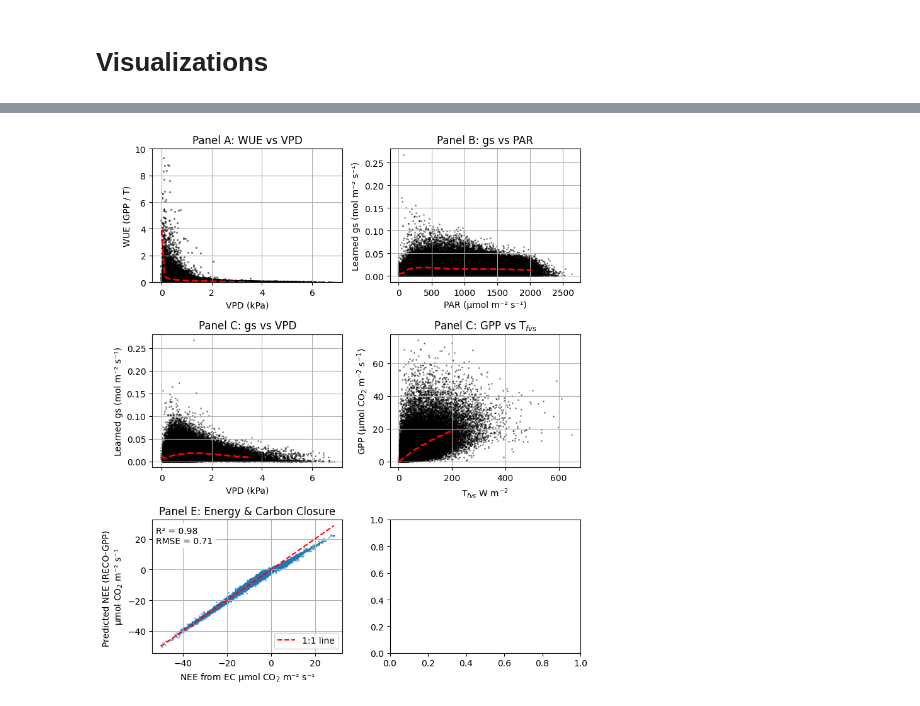
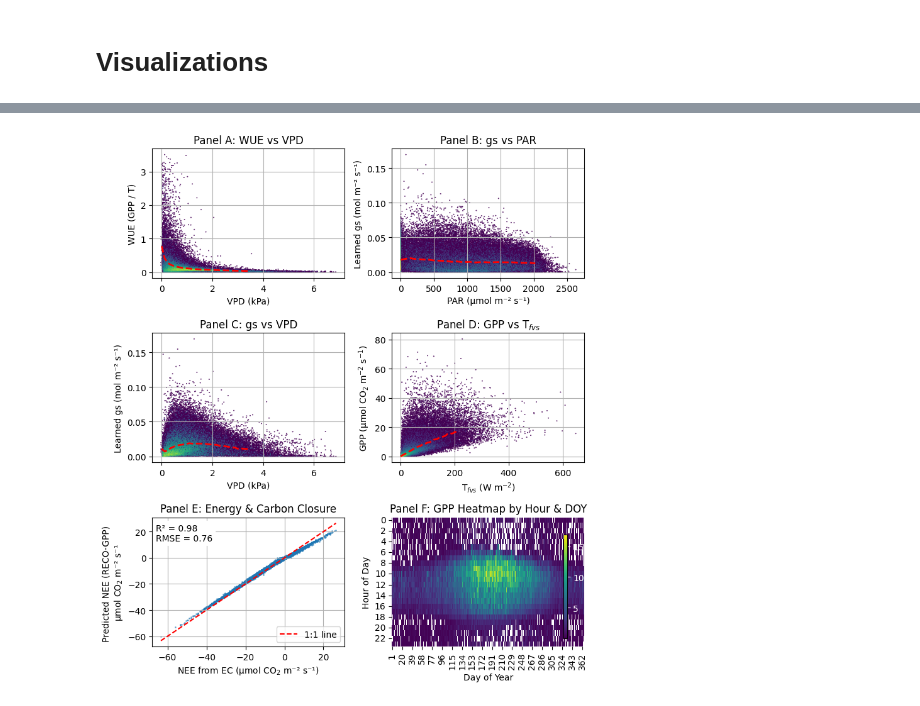
Before and after one commit to sranjbar94/KGML-Carbon-Partitioning, a Jupyter notebook: KGML_GPP_Partitioning.ipynb, the cells around one changed output, grey strips where cells are left out. Drawn from its saved outputs; the diff is of its cells as text; code cells hidden in the pictures.

```diff
--- a/KGML_GPP_Partitioning.ipynb
+++ b/KGML_GPP_Partitioning.ipynb
@@ -292,12 +272,6 @@ REQUIRED_COLS = ['LE', 'H', 'USTAR', 'SW_IN', 'SW_OUT', 'LW_IN', 'LW_OUT', 'T_so
     'PAR_NEON', 'fluxTemp_NEON', 'ustar_NEON', 'WindSpeed_NEON', 'vpd_NEON',
     'NEE_PI', 'Tfvs_NEON', 'Pfvs_NEON', 'Efvs_NEON', 'Rfvs_NEON', 'ETfvs_NEON',
     'CO2_MIXING_RATIO_1_1_1']
-
-# Ensure 'hour' and 'doy' exist
-if 'hour' not in df.columns:
-    df['hour'] = pd.to_datetime(df.index).hour if isinstance(df.index, pd.DatetimeIndex) else 12
-if 'doy' not in df.columns:
-    df['doy'] = pd.to_datetime(df.index).dayofyear if isinstance(df.index, pd.DatetimeIndex) else 180
 
 print(df.shape)
 df = df[REQUIRED_COLS + ['hour', 'doy']+ ceaComponants].dropna().copy()
@@ -326,22 +300,19 @@ opt = torch.optim.Adam(model.parameters(), lr=1e-3)
 weights = {
     'WUE': 0.3,       # keep
     'Med': 0.2,       # keep
-    'ENG': 0.1,       # reduce slightly, if energy is dominating
+    'L_gs_t': 0.1,       # reduce slightly, if energy is dominating
     'NEE_sign': 0.36,  # increase for better carbon flux tracking
     'NEE_abs': 0.36,   # increase
     'NIGHT': 0.1,     # keep
     'Pfvs': 0.15,      # increase to enforce partitioning
     'Rfvs': 0.3,      # increase to enforce partitioning
-    'R_ratio': 0.05,  # optional soft guidance
-    'GPP_max': 0.05,   # optional soft guidance
-    'gs': 0.2
 }
 
 
 # -----------------------
 # Training loop
 # -----------------------
-EPOCHS = 2300
+EPOCHS = 2100
 loss_history, stat_history = [], []
 
 model.train()
@@ -362,16 +333,12 @@ for epoch in range(EPOCHS):
     # Compute main loss
     loss, stats = self_supervised_loss(out, X, col_index, weights)
 
-    # Add optional terms
-    loss = loss + weights['R_ratio'] * L_R_ratio + weights['GPP_max'] * L_GPP_max
-
     opt.zero_grad()
     loss.backward()
     torch.nn.utils.clip_grad_norm_(model.parameters(), 5.0)
     opt.step()
 
     loss_history.append(loss.item())
-    stats.update({'L_R_ratio': L_R_ratio.item(), 'L_GPP_max': L_GPP_max.item()})
     stat_history.append(stats)
 
     if (epoch+1) % 200 == 0 or epoch < 2:
@@ -470,7 +436,7 @@ print(f"90% coverage probability for RECO: {RECO_covered*100:.1f}%")
 # Make sure your df_out and df have numeric columns only
 features = REQUIRED_COLS
 df_plot = data.copy().reset_index(drop=True)
-df_plot = df_plot[features+['Site Id', 'TIMESTAMP_END', 'GPP_np', 'RECO_np']].copy()
+df_plot = df_plot[features+['Site Id', 'TIMESTAMP_END', 'GPP_np', 'RECO_np', 'hour', 'doy']].copy()
 df_plot = df_plot.dropna(subset=features)
 df_plot['GPP_mean'] = preds['GPP_mean']; df_plot['GPP_lower'] = preds['GPP_lower']; df_plot['GPP_upper'] = preds['GPP_upper']
 df_plot['RECO_mean'] = preds['RECO_mean']; df_plot['RECO_lower'] = preds['RECO_lower']; df_plot['RECO_upper'] = preds['RECO_upper']
@@ -497,13 +463,19 @@ print(df_plot.shape, df_out_plot.shape)
 fig, axs = plt.subplots(3, 2, figsize=(8, 9))  # 3 rows, 2 columns
 
 # ---------------- Panel A: WUE vs VPD ----------------
+df_WUE_plot = pd.DataFrame()
 WUE_vals = df_out_plot['GPP'].values / (df_plot['Tfvs_NEON'].values + 1e-6)
-bins_par = np.linspace(0, np.percentile(df_plot['vpd_NEON'].values, 98), 30)
-digit_par = np.digitize(df_plot['vpd_NEON'].values, bins_par)
+df_WUE_plot['vpd_NEON'] = df_plot['vpd_NEON']
+df_WUE_plot['WUE_NEON'] = WUE_vals
+# Compute the 99.9th percentile threshold
+upper_cut = df_WUE_plot['WUE_NEON'].quantile(0.999)
+df_WUE_plot_filtered = df_WUE_plot[df_WUE_plot['WUE_NEON'] <= upper_cut]
+WUE_vals = df_WUE_plot_filtered['WUE_NEON'].values
+bins_par = np.linspace(0, np.percentile(df_WUE_plot_filtered['vpd_NEON'].values, 98), 30)
+digit_par = np.digitize(df_WUE_plot_filtered['vpd_NEON'].values, bins_par)
 med_gs = [np.nanmean(WUE_vals[digit_par == i]) if np.any(digit_par == i) else np.nan for i in range(len(bins_par)+1)]
-axs[0,0].scatter(df_plot['vpd_NEON'].values, WUE_vals, s=2, color='black', alpha=0.4)
+axs[0,0].hexbin(df_WUE_plot_filtered['vpd_NEON'].values, df_WUE_plot_filtered['WUE_NEON'].values, gridsize=500, cmap='viridis', bins='log', mincnt=1)
 axs[0,0].plot(bins_par, np.nan_to_num(med_gs[:len(bins_par)]), 'r--', linewidth=2)
-axs[0,0].set_ylim([0, 10])
 axs[0,0].set_xlabel('VPD (kPa)')
 axs[0,0].set_ylabel('WUE (GPP / T)')
 axs[0,0].set_title('Panel A: WUE vs VPD')
@@ -513,7 +485,7 @@ axs[0,0].grid(True)
 bins_par = np.linspace(0, np.percentile(df_plot['PAR_NEON'].values, 98), 30)
 digit_par = np.digitize(df_plot['PAR_NEON'].values, bins_par)
 med_gs = [np.nanmean(df_out_plot['gs'].values[digit_par == i]) if np.any(digit_par == i) else np.nan for i in range(len(bins_par)+1)]
-axs[0,1].scatter(df_plot['PAR_NEON'].values, df_out_plot['gs'].values, s=1, color='black', alpha=0.4)
+axs[0,1].hexbin(df_plot['PAR_NEON'].values, df_out_plot['gs'].values, gridsize=500, cmap='viridis', bins='log', mincnt=1)
 axs[0,1].plot(bins_par, np.nan_to_num(med_gs[:len(bins_par)]), 'r--', linewidth=2)
 axs[0,1].set_xlabel('PAR (µmol m⁻² s⁻¹)')
 axs[0,1].set_ylabel('Learned gs (mol m⁻² s⁻¹)')
@@ -524,42 +496,53 @@ axs[0,1].grid(True)
 bins_par = np.linspace(0, np.percentile(df_plot['vpd_NEON'].values, 98), 30)
 digit_par = np.digitize(df_plot['vpd_NEON'].values, bins_par)
 med_gs = [np.nanmean(df_out_plot['gs'].values[digit_par == i]) if np.any(digit_par == i) else np.nan for i in range(len(bins_par)+1)]
-axs[1,0].scatter(df_plot['vpd_NEON'].values, df_out_plot['gs'].values, s=1, color='black', alpha=0.4)
+axs[1,0].hexbin(df_plot['vpd_NEON'].values, df_out_plot['gs'].values, gridsize=500, cmap='viridis', bins='log', mincnt=1)
 axs[1,0].plot(bins_par, np.nan_to_num(med_gs[:len(bins_par)]), 'r--', linewidth=2)
 axs[1,0].set_xlabel('VPD (kPa)')
 axs[1,0].set_ylabel('Learned gs (mol m⁻² s⁻¹)')
 axs[1,0].set_title('Panel C: gs vs VPD')
 axs[1,0].grid(True)
 
 # ---------------- Panel D: ET Closure ----------------
 # Define bins based on Tfvs_NEON instead of VPD
 bins_par = np.linspace(0, np.percentile(df_plot['Tfvs_NEON'].values, 98), 30)
 digit_par = np.digitize(df_plot['Tfvs_NEON'].values, bins_par)
 med_gpp = [np.nanmean(df_out_plot['GPP'].values[digit_par == i]) if np.any(digit_par == i) else np.nan for i in range(len(bins_par)+1)]
-axs[1,1].scatter(df_plot['Tfvs_NEON'].values, df_out_plot['GPP'].values, s=1, color='black', alpha=0.4)
-# Plot median relationship
+axs[1,1].hexbin(df_plot['Tfvs_NEON'].values, df_out_plot['GPP'].values, gridsize=500, cmap='viridis', bins='log', mincnt=1)
 axs[1,1].plot(bins_par, np.nan_to_num(med_gpp[:len(bins_par)]), 'r--', linewidth=2)
-axs[1,1].set_xlabel('T$_{fvs}$ W m$^{-2}$')
+axs[1,1].set_xlabel('T$_{fvs}$ (W m$^{-2}$)')
 axs[1,1].set_ylabel('GPP (μmol CO$_2$ m$^{-2}$ s$^{-1}$)')
-axs[1,1].set_title('Panel C: GPP vs T$_{fvs}$')
+axs[1,1].set_title('Panel D: GPP vs T$_{fvs}$')
 axs[1,1].grid(True)
 
 # ---------------- Panel E: Energy & carbon closure ----------------
 NEE_pred = df_out_plot['RECO'].values - df_out_plot['GPP'].values
 NEE_obs = df_plot['NEE_PI'].values
 axs[2,0].scatter(NEE_obs, NEE_pred, s=1, alpha=0.5)
 axs[2,0].plot([NEE_obs.min(), NEE_obs.max()], [NEE_obs.min(), NEE_obs.max()], 'r--', label='1:1 line')
-axs[2,0].set_xlabel('NEE from EC µmol CO$_2$ m⁻² s⁻¹')
+axs[2,0].set_xlabel('NEE from EC (µmol CO$_2$ m⁻² s⁻¹)')
 axs[2,0].set_ylabel('Predicted NEE (RECO-GPP) \nµmol CO$_2$ m⁻² s⁻¹')
 axs[2,0].set_title('Panel E: Energy & Carbon Closure')
 axs[2,0].legend()
 axs[2,0].grid(True)
 axs[2,0].text(0.02, 0.95, f'R² = {r2_score(NEE_obs, NEE_pred):.2f}\nRMSE = {np.sqrt(mean_squared_error(NEE_obs, NEE_pred)):.2f}',
             transform=axs[2,0].transAxes, va='top', bbox=dict(boxstyle="round", facecolor="white", edgecolor="white"))
 
+# ---------------- Panel F: GPP Heatmap by Hour & DOY ----------------
+from mpl_toolkits.axes_grid1.inset_locator import inset_axes  # <-- this is required
+gpp_mean = df_out_plot.pivot_table(index='hour', columns='doy', values='GPP', aggfunc='mean')
+gpp_hourly = df_out_plot.groupby('hour')['GPP'].mean()
+gpp_doy = df_out_plot.groupby('doy')['GPP'].mean()
+heatmap = sns.heatmap(gpp_mean, ax=axs[2,1], cmap='viridis', cbar=False)
+axs[2,1].set_xlabel('Day of Year')
+axs[2,1].set_ylabel('Hour of Day')
+axs[2,1].set_title('Panel F: GPP Heatmap by Hour & DOY')
+cax = inset_axes(axs[2,1], width="2%", height="80%", loc='upper right', borderpad=2)
+cbar = plt.colorbar(heatmap.collections[0], cax=cax)
+cbar.ax.yaxis.set_tick_params(color='white', labelcolor='white')
 
 plt.tight_layout()
-# plt.savefig('fig1_physical_consistency.png', dpi=500)
+plt.savefig('fig1_physical_consistency_1.png', dpi=500)
 plt.show()
 # %% [output]
-[figure, old version]
+[figure, new version]
```
Also changed, not shown: parts of 10 cells of this notebook.
